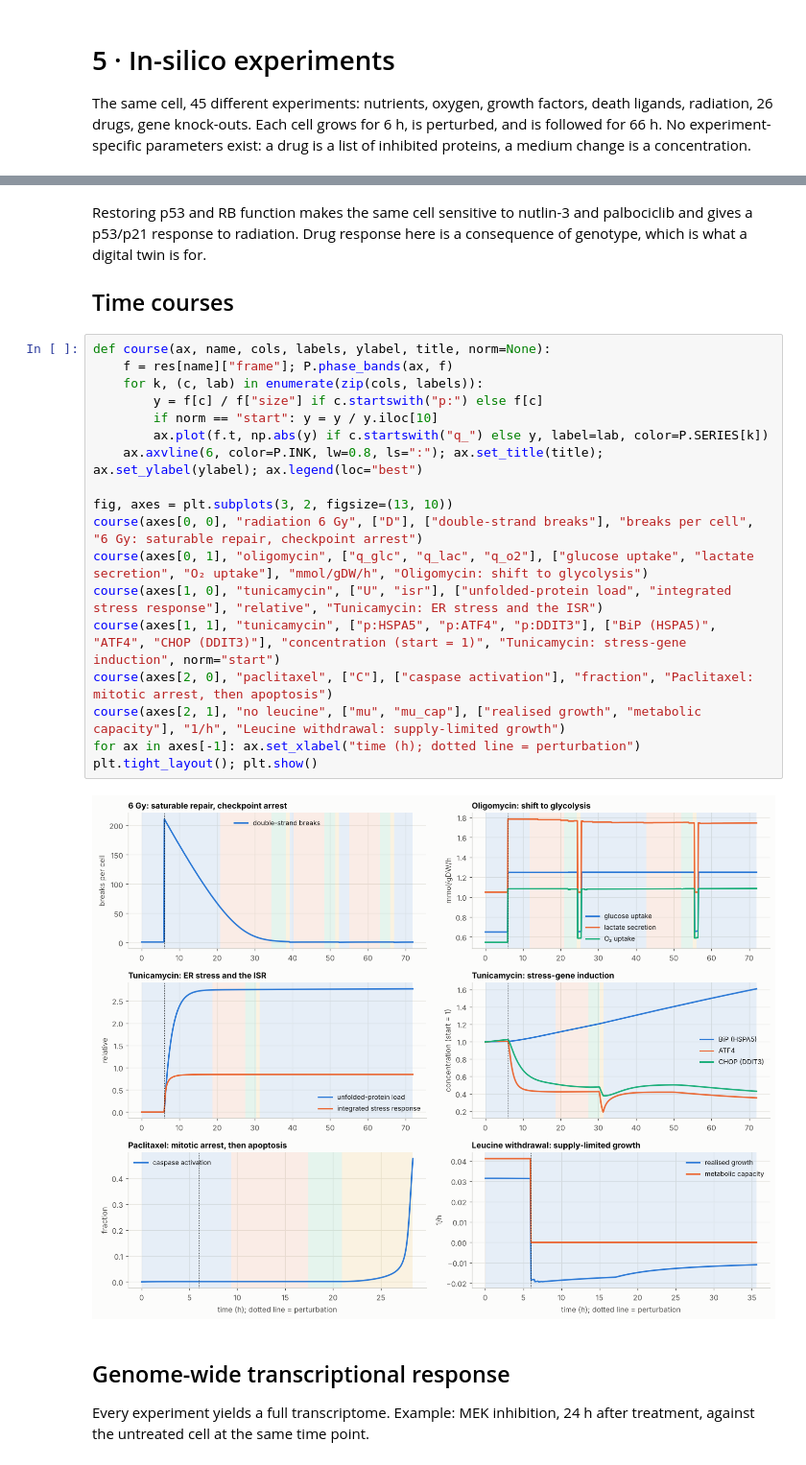
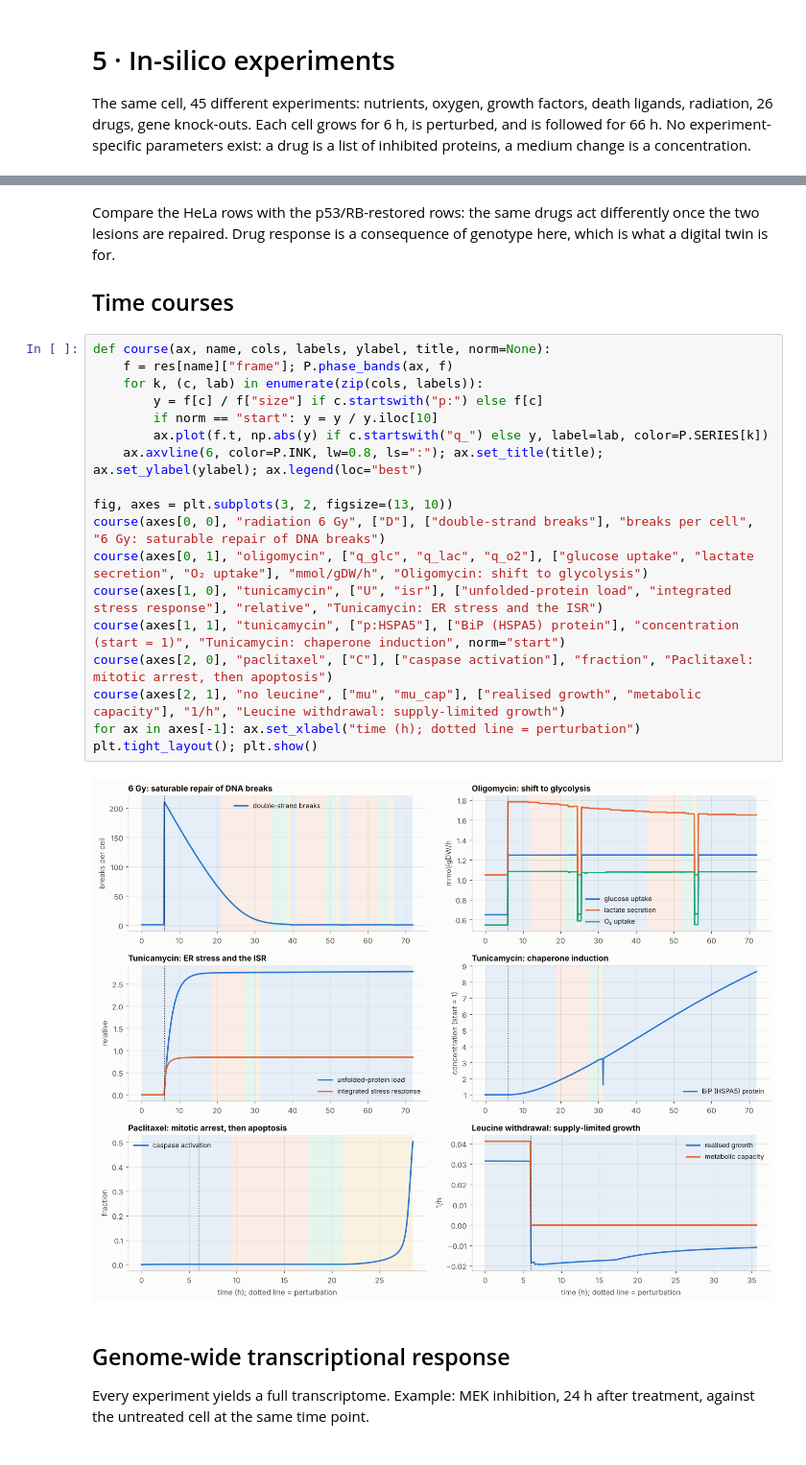
Before and after one commit to codenumber4x-ctrl/Virtual-cell, a Jupyter notebook: notebooks/05_in_silico_experiments.ipynb, the cells around one changed output, grey strips where cells are left out. Shown at 96% size. Drawn from its saved outputs; the diff is of its cells as text.

```diff
--- a/notebooks/05_in_silico_experiments.ipynb
+++ b/notebooks/05_in_silico_experiments.ipynb
@@ -111,30 +112,30 @@ Includes third-party software components, see THIRD_PARTY_NOTICES.md for full de
 | p53/RB-restored + 4 Gy | alive | 3 | G1 | 1.9 | 1.4 |
 | p53/RB-restored untreated | alive | 3 | G1 | 1.1 | 1.3 |
 # %% [markdown]
-Restoring p53 and RB function makes the same cell sensitive to nutlin-3 and palbociclib and gives a p53/p21
-response to radiation. Drug response here is a consequence of genotype, which is what a digital twin is for.
+Compare the HeLa rows with the p53/RB-restored rows: the same drugs act differently once the two lesions
+are repaired. Drug response is a consequence of genotype here, which is what a digital twin is for.
 
 ## Time courses
 # %%
 def course(ax, name, cols, labels, ylabel, title, norm=None):
     f = res[name]["frame"]; P.phase_bands(ax, f)
     for k, (c, lab) in enumerate(zip(cols, labels)):
         y = f[c] / f["size"] if c.startswith("p:") else f[c]
         if norm == "start": y = y / y.iloc[10]
         ax.plot(f.t, np.abs(y) if c.startswith("q_") else y, label=lab, color=P.SERIES[k])
     ax.axvline(6, color=P.INK, lw=0.8, ls=":"); ax.set_title(title); ax.set_ylabel(ylabel); ax.legend(loc="best")
 
 fig, axes = plt.subplots(3, 2, figsize=(13, 10))
-course(axes[0, 0], "radiation 6 Gy", ["D"], ["double-strand breaks"], "breaks per cell", "6 Gy: saturable repair, checkpoint arrest")
+course(axes[0, 0], "radiation 6 Gy", ["D"], ["double-strand breaks"], "breaks per cell", "6 Gy: saturable repair of DNA breaks")
 course(axes[0, 1], "oligomycin", ["q_glc", "q_lac", "q_o2"], ["glucose uptake", "lactate secretion", "O₂ uptake"], "mmol/gDW/h", "Oligomycin: shift to glycolysis")
 course(axes[1, 0], "tunicamycin", ["U", "isr"], ["unfolded-protein load", "integrated stress response"], "relative", "Tunicamycin: ER stress and the ISR")
-course(axes[1, 1], "tunicamycin", ["p:HSPA5", "p:ATF4", "p:DDIT3"], ["BiP (HSPA5)", "ATF4", "CHOP (DDIT3)"], "concentration (start = 1)", "Tunicamycin: stress-gene induction", norm="start")
+course(axes[1, 1], "tunicamycin", ["p:HSPA5"], ["BiP (HSPA5) protein"], "concentration (start = 1)", "Tunicamycin: chaperone induction", norm="start")
 course(axes[2, 0], "paclitaxel", ["C"], ["caspase activation"], "fraction", "Paclitaxel: mitotic arrest, then apoptosis")
 course(axes[2, 1], "no leucine", ["mu", "mu_cap"], ["realised growth", "metabolic capacity"], "1/h", "Leucine withdrawal: supply-limited growth")
 for ax in axes[-1]: ax.set_xlabel("time (h); dotted line = perturbation")
 plt.tight_layout(); plt.show()
 # %% [output]
-[figure, old version]
+[figure, new version]
 # %% [markdown]
 ## Genome-wide transcriptional response
 Every experiment yields a full transcriptome. Example: MEK inhibition, 24 h after treatment, against the
```
Also changed, not shown: parts of 6 cells of this notebook, 4 other files.
